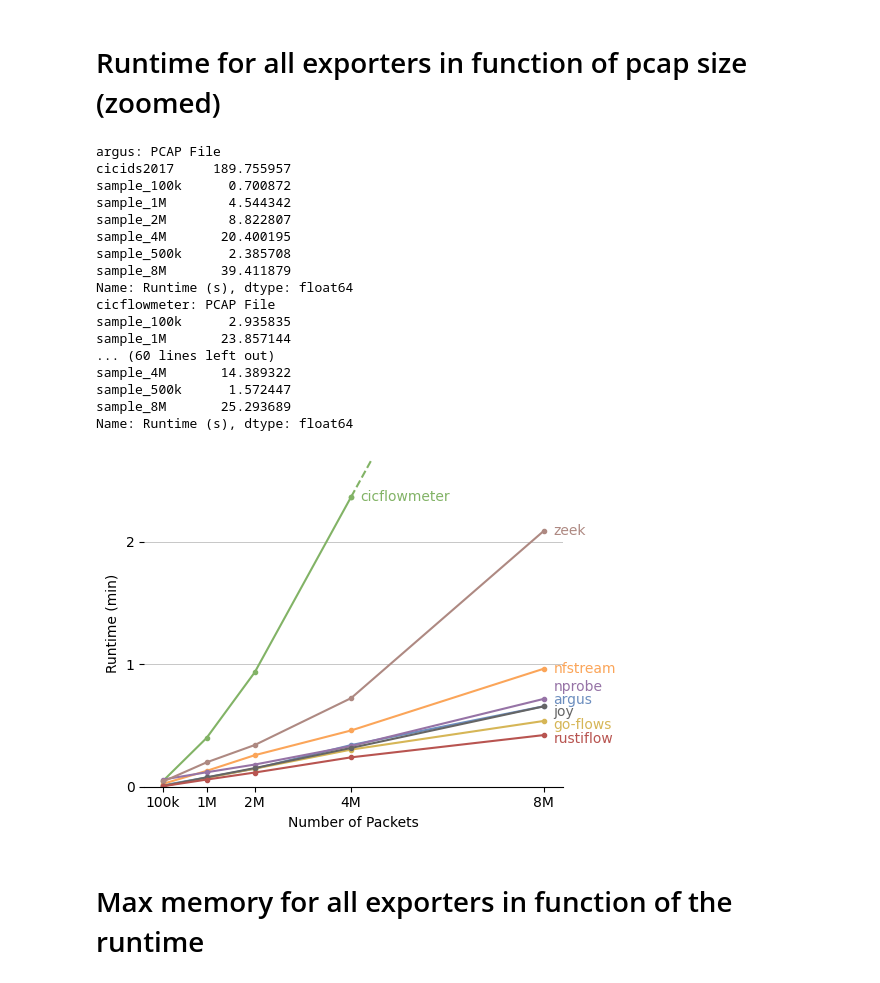
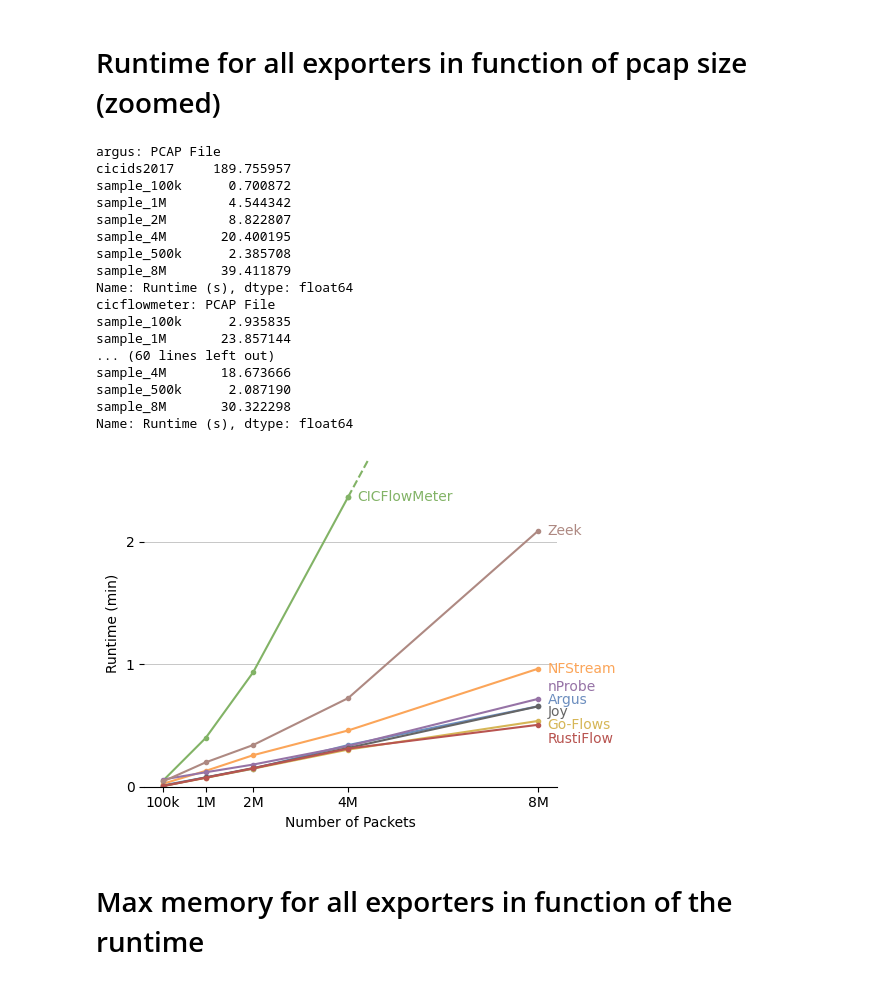
Before and after one commit to mielverkerken/RustiFlow-experiments, a Jupyter notebook: vizualisations/pcap.ipynb, the cells around one changed output. Cells and saved outputs as stored; diff of their text form; code cells hidden in the pictures.

```diff
--- a/vizualisations/pcap.ipynb
+++ b/vizualisations/pcap.ipynb
@@ -261,15 +297,15 @@ sizes = {
 x_sizes = list(sizes.values())
 
 label_offsets = {
-    'cicflowmeter': 0,
-    'zeek': 600,
-    'nfstream': 450,
-    'nprobe': -0,
-    'argus': 700,
-    'go-flows': 300,
-    'rustiflow': -240,
-    'joy': 50,
-    'kitsune': 0,
+    "cicflowmeter": 0,
+    "zeek": 600,
+    "nfstream": 450,
+    "nprobe": -0,
+    "argus": 700,
+    "go-flows": 300,
+    "rustiflow": 40,
+    "joy": -210,
+    "kitsune": 0,
 }
 
 for exporter in exporters:
@@ -292,14 +328,14 @@ for exporter in exporters:
         y_runtimes,
         marker=".",
         linestyle="-",
-        label=exporter,
+        label=label_fmt[exporter],
         color=color_map[exporter],
     )
     # Add exporter name next to the last data point in the same color
     ax.text(
         x_sizes_exporter[-1] + 200000,
         y_runtimes[-1] + label_offsets[exporter],
-        exporter,
+        label_fmt[exporter],
         color=line.get_color(),
         verticalalignment="center",
     )
@@ -364,7 +400,7 @@ label_offsets = {
     'nprobe': -15,
     'argus': -120,
     'go-flows': 10,
-    'rustiflow': 25,
+    'rustiflow': 50,
     'joy': -40,
     'kitsune': 120,
 }
@@ -389,14 +425,14 @@ for exporter in exporters:
         y_runtimes,
         marker=".",
         linestyle="-",
-        label=exporter,
+        label=label_fmt[exporter],
         color=color_map[exporter],
     )
     # Add exporter name next to the last data point in the same color
     ax.text(
         x_sizes_exporter[-1] + 200000,
         y_runtimes[-1] + label_offsets[exporter],
-        exporter,
+        label_fmt[exporter],
         color=line.get_color(),
         verticalalignment="center",
     )
@@ -459,7 +495,7 @@ label_offsets = {
     "nprobe": 6,
     "argus": 3,
     "go-flows": -2,
-    "rustiflow": -2,
+    "rustiflow": -7,
     "joy": -3,
     "kitsune": 0,
 }
@@ -490,7 +526,7 @@ for exporter in exporters:
             y_runtimes[:-1],
             marker=".",
             linestyle="-",
-            label=exporter,
+            label=label_fmt[exporter],
             color=color_map[exporter],
         )
         # Plot using sizes on the x-axis
@@ -499,14 +535,14 @@ for exporter in exporters:
             y_runtimes[-2:],
             marker=".",
             linestyle="--",
-            label=exporter,
+            label=label_fmt[exporter],
             color=line.get_color(),
         )
         # Add exporter name next to the last data point in the same color
         ax.text(
             x_sizes_exporter[-2] + 200000,
             y_runtimes[-2] + label_offsets[exporter],
-            exporter,
+            label_fmt[exporter],
             color=line.get_color(),
             verticalalignment="center",
         )
@@ -517,14 +553,14 @@ for exporter in exporters:
             y_runtimes,
             marker=".",
             linestyle="--",
-            label=exporter,
+            label=label_fmt[exporter],
             color=color_map[exporter],
         )
         # Add exporter name next to the first data point in the same color for kitsune
         ax.text(
             x_sizes_exporter[0] + 200000,
             y_runtimes[0] + label_offsets[exporter],
-            exporter,
+            label_fmt[exporter],
             color=line.get_color(),
             verticalalignment="center",
         )
@@ -535,49 +571,49 @@ for exporter in exporters:
             y_runtimes,
             marker=".",
             linestyle="-",
-            label=exporter,
+            label=label_fmt[exporter],
             color=color_map[exporter],
         )
         # Add exporter name next to the last data point in the same color
         ax.text(
             x_sizes_exporter[-1] + 200000,
             y_runtimes[-1] + label_offsets[exporter],
-            exporter,
+            label_fmt[exporter],
             color=line.get_color(),
             verticalalignment="center",
         )
 
 ax.set_xticks(x_sizes)
 ax.set_xticklabels(["100k", "1M", "2M", "4M", "8M"])
 ax.set_yticks([0, 60, 120])
 ax.set_ylim(0, 160)
 # ax.set_yticklabels(['0', '1', '2', '5'])
 ax.yaxis.set_major_formatter(FuncFormatter(lambda x, _: f"{x / 60:.0f}"))
 ax.set_xlabel("Number of Packets")
 ax.set_ylabel("Runtime (min)")
 # ax.legend()
 plt.tight_layout()
 plt.savefig(f"{fig_dir}/runtime_vs_packets_zoom.pdf", bbox_inches="tight")
 plt.show()
 # %% [output]
 argus: PCAP File
 cicids2017     189.755957
 sample_100k      0.700872
 sample_1M        4.544342
 sample_2M        8.822807
 sample_4M       20.400195
 sample_500k      2.385708
 sample_8M       39.411879
 Name: Runtime (s), dtype: float64
 cicflowmeter: PCAP File
 sample_100k      2.935835
 sample_1M       23.857144
 ... (60 lines left out)
-sample_4M       14.389322
-sample_500k      1.572447
-sample_8M       25.293689
+sample_4M       18.673666
+sample_500k      2.087190
+sample_8M       30.322298
 Name: Runtime (s), dtype: float64
-[figure, old version]
+[figure, new version]
 # %% [markdown]
 # Max memory for all exporters in function of the runtime
 # %%
```
Also changed, not shown: parts of 11 cells of this notebook, 10 other files.
